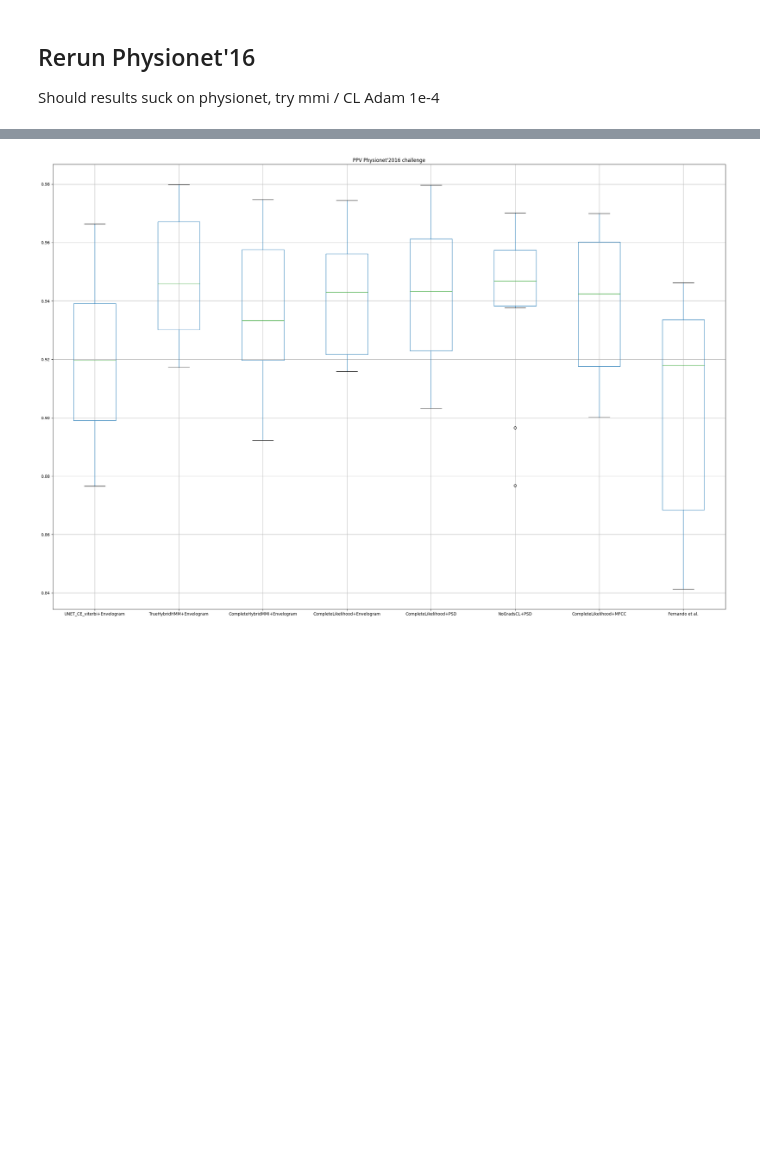
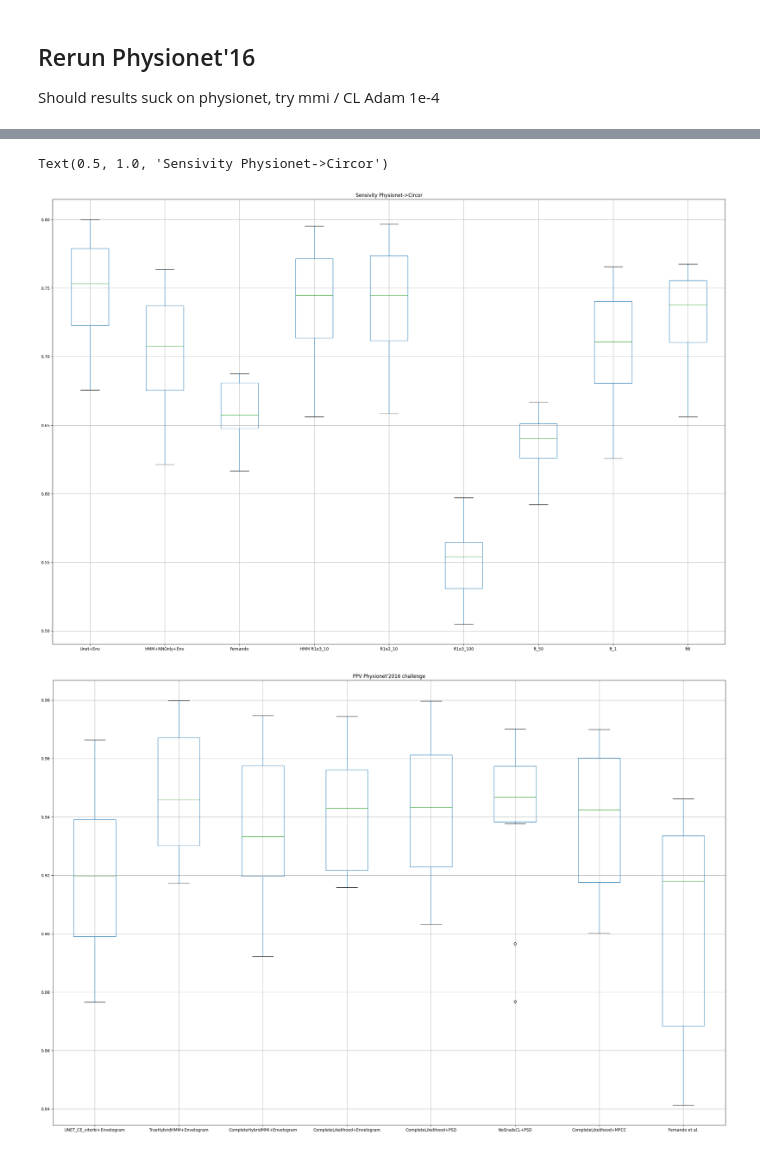
Before and after one commit to miguelmartins/hybrid-hmm, a Jupyter notebook: notebooks/physionet16_eval.ipynb, the cells around one changed output, grey strips where cells are left out. Drawn from its saved outputs; the diff is of its cells as text; code cells hidden in the pictures; blank space fills up the shorter version.

```diff
--- a/notebooks/physionet16_eval.ipynb
+++ b/notebooks/physionet16_eval.ipynb
@@ -257,3 +276,19 @@ ph16_completelikelihood_cnngrads_psd = metrics_model('results/hybrid/hmm_only_co
+# %%
+df = pd.DataFrame({'Unet+Env': unet_ph16_circor[2],
+                   'HMM+NNOnly+Env': hmm_ph16_circor[2],
+                   'Fernando': fernando_ph16_circor[2],
+                   'HMM ft1e3_10': hmm_ft[2],
+                   'ft1e2_10': ft2[2],
+                   'ft1e3_100': ft3[2],
+                   'ft_50': ft4[2],
+                   'ft_1': ft5[2],
+                   'ft6': ft6[2]
+                   }) # no grads CL, no grads MMI,  CL envelogram, corrected fernando
+boxplot = df.boxplot(column=list(df.keys()), figsize=(30,20))
+plt.title('Sensivity Physionet->Circor')
+# %% [output]
+Text(0.5, 1.0, 'Sensivity Physionet->Circor')
+[figure, added]
 # %%
 df = pd.DataFrame({'UNET_CE_viterbi+Envelogram': ph16_crosse_unet_env[1],
                    'TrueHybridHMM+Envelogram': ph16_true_hybrid_cnn_env[1],
```
Also changed, not shown: parts of 14 cells of this notebook.
